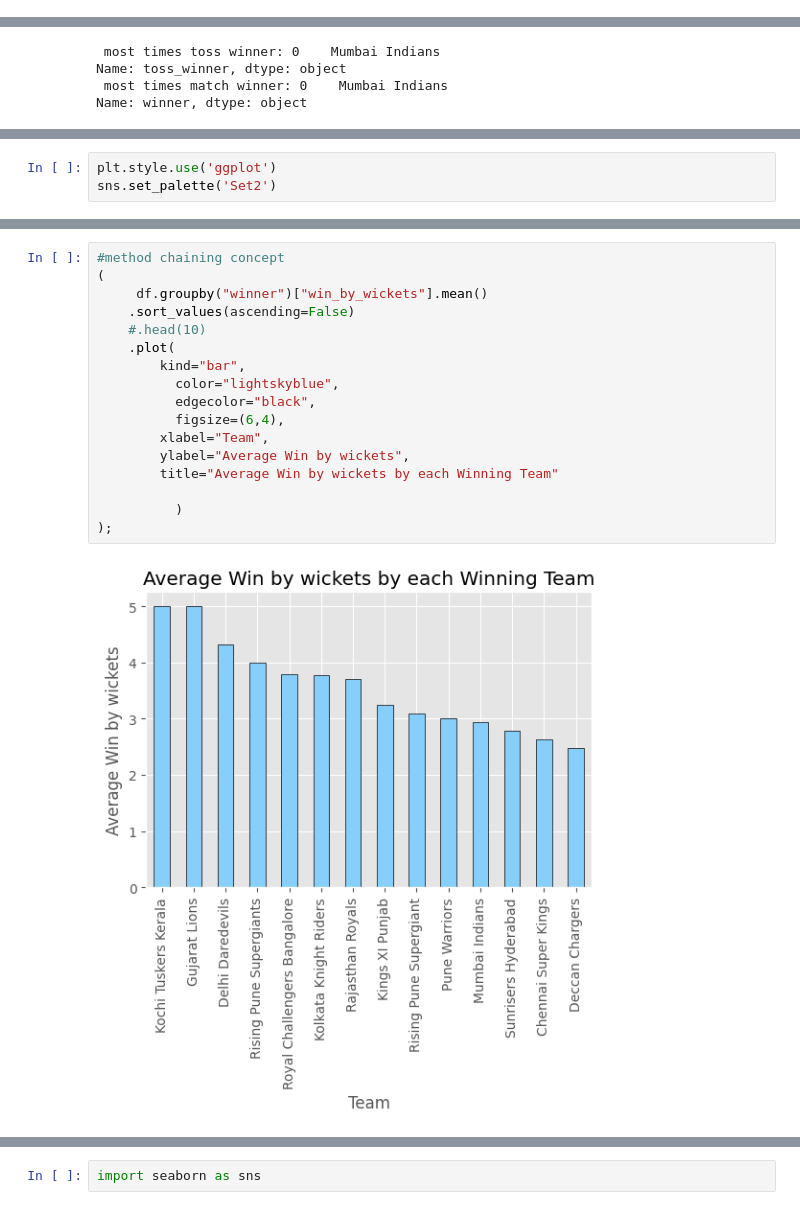
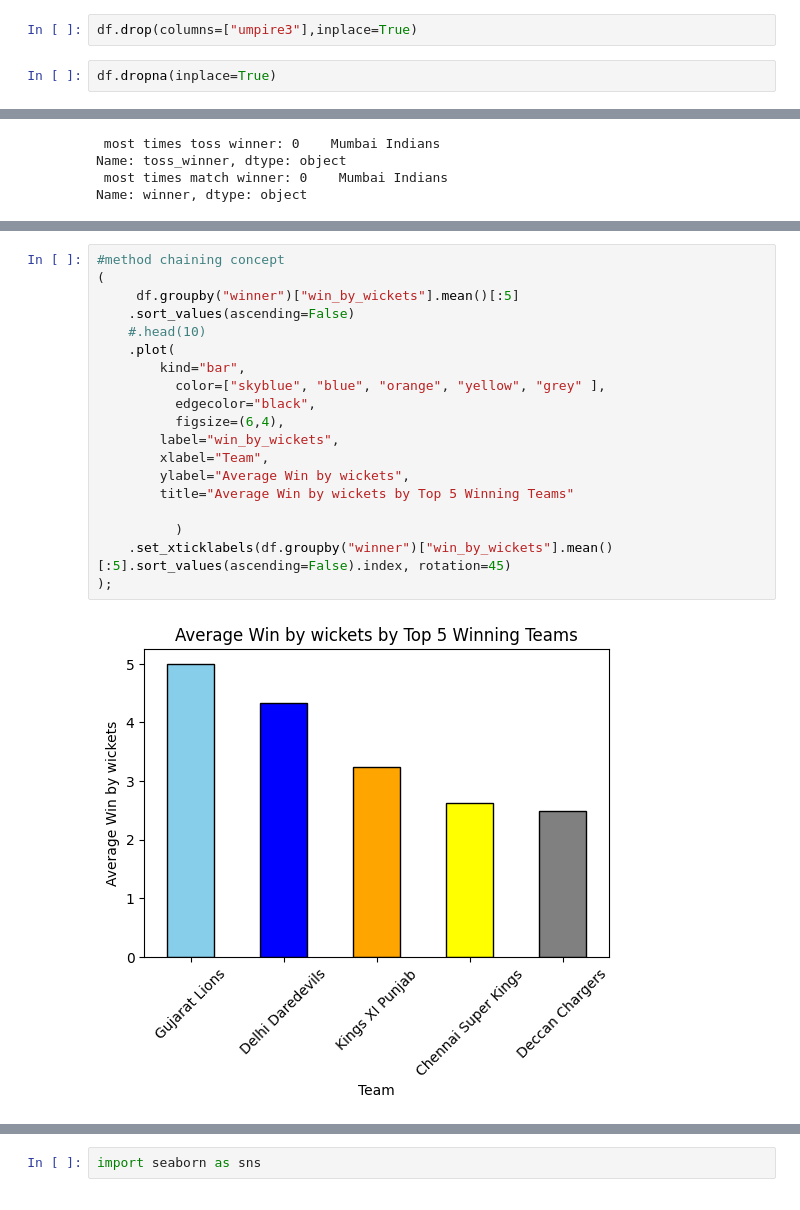
Before and after one commit to DISAMCHARLAPRABHAS/IPL_Visualization, a Jupyter notebook: ipl_data.ipynb, the cells around one changed output, grey strips where cells are left out. Drawn from its saved outputs; the diff is of its cells as text.

```diff
--- a/ipl_data.ipynb
+++ b/ipl_data.ipynb
@@ -15,3 +35,7 @@ df.shape
+# %%
+df.drop(columns=["umpire3"],inplace=True)
+# %%
+df.dropna(inplace=True)
 # %%
 df.info()
 # %% [output]
@@ -121,6 +144,3 @@ df[['win_by_runs','win_by_wickets']].describe()
 | 50% | 0.000000 | 4.000000 |
 | 75% | 20.000000 | 7.000000 |
 | max | 146.000000 | 10.000000 |
-# %%
-plt.style.use('ggplot')
-sns.set_palette('Set2')
@@ -233,21 +284,23 @@ plt.show();
 # %%
 #method chaining concept
 (
-     df.groupby("winner")["win_by_wickets"].mean()
+     df.groupby("winner")["win_by_wickets"].mean()[:5]
     .sort_values(ascending=False)
     #.head(10)
     .plot(
         kind="bar",
-          color="lightskyblue",
+          color=["skyblue", "blue", "orange", "yellow", "grey" ],
           edgecolor="black",
           figsize=(6,4),
+        label="win_by_wickets",
         xlabel="Team",
         ylabel="Average Win by wickets",
-        title="Average Win by wickets by each Winning Team"
+        title="Average Win by wickets by Top 5 Winning Teams"
 
           )
+    .set_xticklabels(df.groupby("winner")["win_by_wickets"].mean()[:5].sort_values(ascending=False).index, rotation=45)
 );
 # %% [output]
-[figure, old version]
+[figure, new version]
 # %%
 city=df["city"].value_counts()
```
Also changed, not shown: parts of 50 cells of this notebook.
